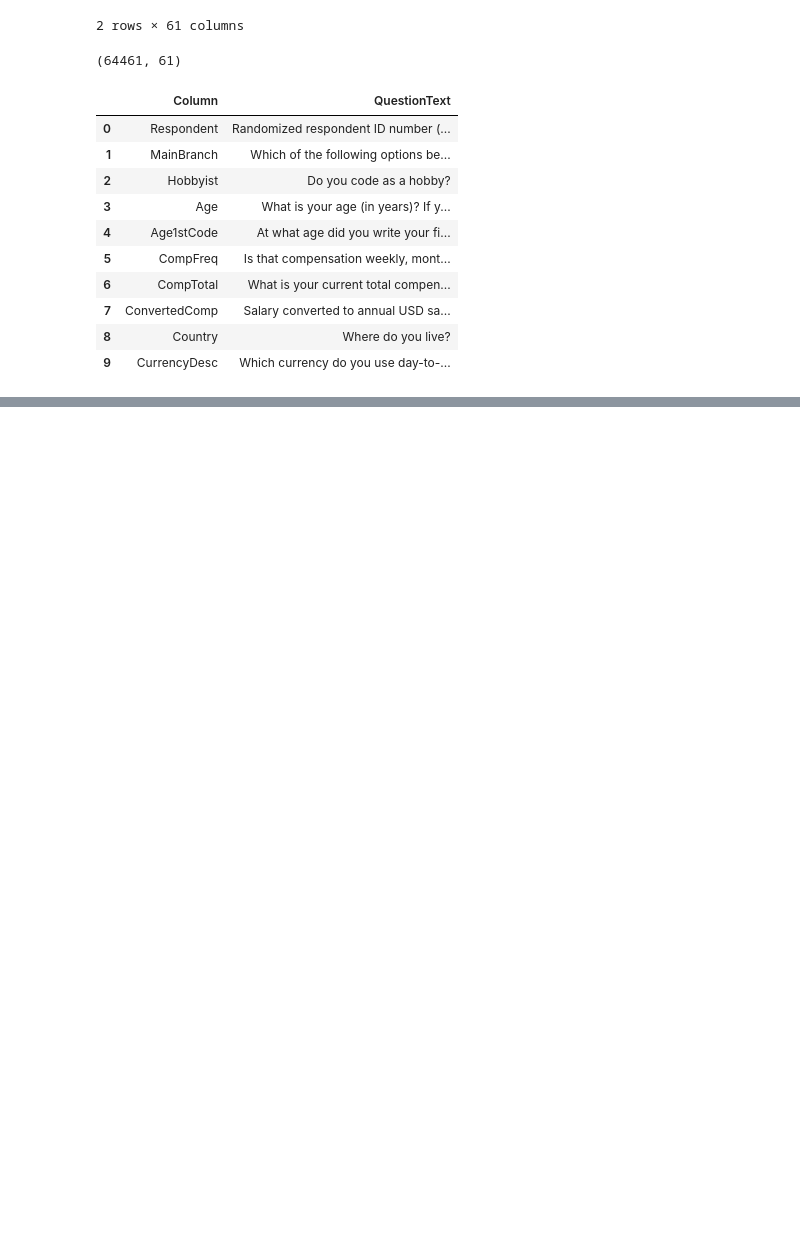
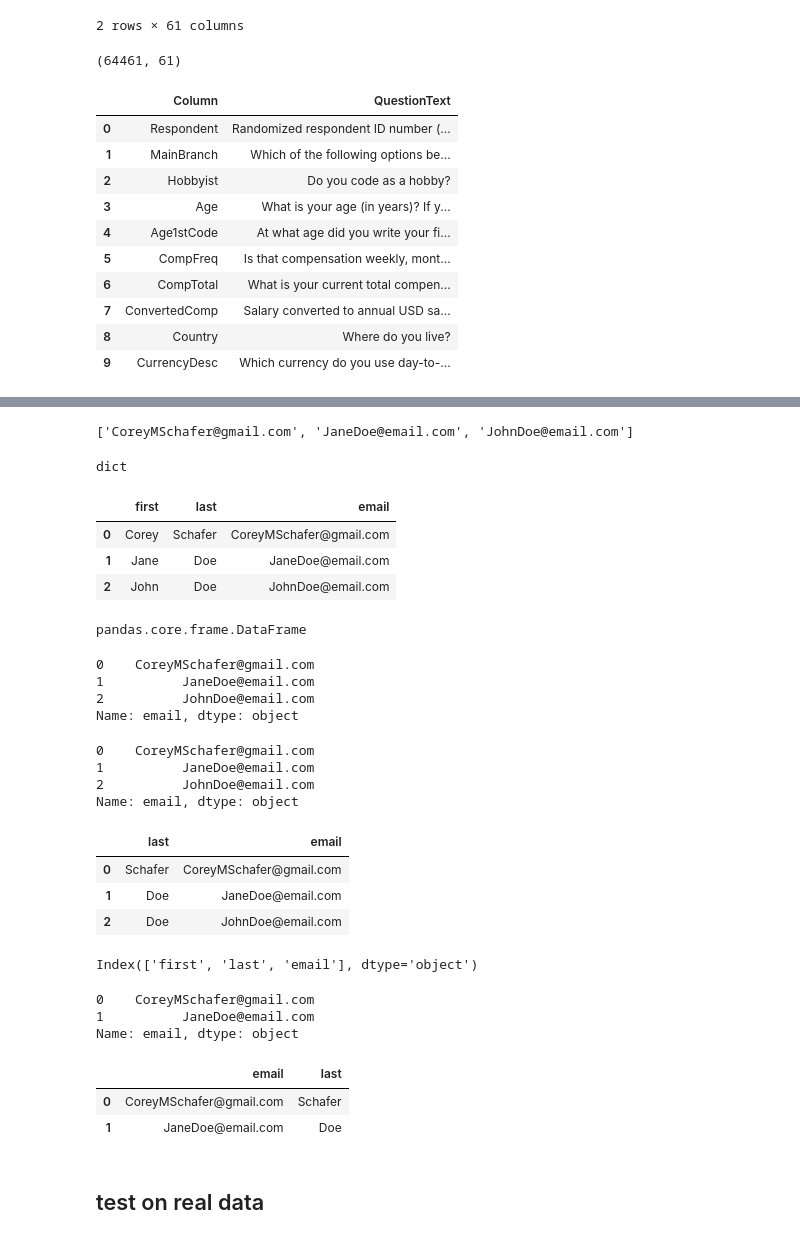
Before and after one commit to kalayu-ftsum/data_science_sample_code, a Jupyter notebook: data analysis/data_analysis.ipynb, the cells around one changed output, grey strips where cells are left out. Saved outputs shown, nothing was run; the diff lists cells and outputs as text; code cells hidden in the pictures; blank space fills up the shorter version.

Commit message:
DataFrames and Series

```diff
--- a/data analysis/data_analysis.ipynb
+++ b/data analysis/data_analysis.ipynb
@@ -51,0 +66,66 @@ schema_df.head(10)
+# %%
+people = {
+    "first": ["Corey", 'Jane', 'John'],
+    "last": ["Schafer", 'Doe', 'Doe'],
+    "email": ["CoreyMSchafer@gmail.com", 'JaneDoe@email.com', 'JohnDoe@email.com']
+}
+# %%
+people['email']
+# %% [output]
+['CoreyMSchafer@gmail.com', 'JaneDoe@email.com', 'JohnDoe@email.com']
+# %%
+type(people)
+# %% [output]
+dict
+# %%
+df_test = pd.DataFrame(people)
+# %%
+df_test
+# %% [output]
+|  | first | last | email |
+| 0 | Corey | Schafer | CoreyMSchafer@gmail.com |
+| 1 | Jane | Doe | JaneDoe@email.com |
+| 2 | John | Doe | JohnDoe@email.com |
+# %%
+type(df_test)
+# %% [output]
+pandas.core.frame.DataFrame
+# %%
+df_test['email']
+# %% [output]
+0    CoreyMSchafer@gmail.com
+1          JaneDoe@email.com
+2          JohnDoe@email.com
+Name: email, dtype: object
+# %%
+df_test.email
+# %% [output]
+0    CoreyMSchafer@gmail.com
+1          JaneDoe@email.com
+2          JohnDoe@email.com
+Name: email, dtype: object
+# %%
+df_test[['last', 'email']]
+# %% [output]
+|  | last | email |
+| 0 | Schafer | CoreyMSchafer@gmail.com |
+| 1 | Doe | JaneDoe@email.com |
+| 2 | Doe | JohnDoe@email.com |
+# %%
+df_test.columns
+# %% [output]
+Index(['first', 'last', 'email'], dtype='object')
+# %%
+df_test.iloc[[0, 1], 2]
+# %% [output]
+0    CoreyMSchafer@gmail.com
+1          JaneDoe@email.com
+Name: email, dtype: object
+# %%
+df_test.loc[[0, 1], ['email', 'last']]
+# %% [output]
+|  | email | last |
+| 0 | CoreyMSchafer@gmail.com | Schafer |
+| 1 | JaneDoe@email.com | Doe |
+# %% [markdown]
+## test on real data
```
Also changed, not shown: parts of 12 cells of this notebook, 1 other file.
